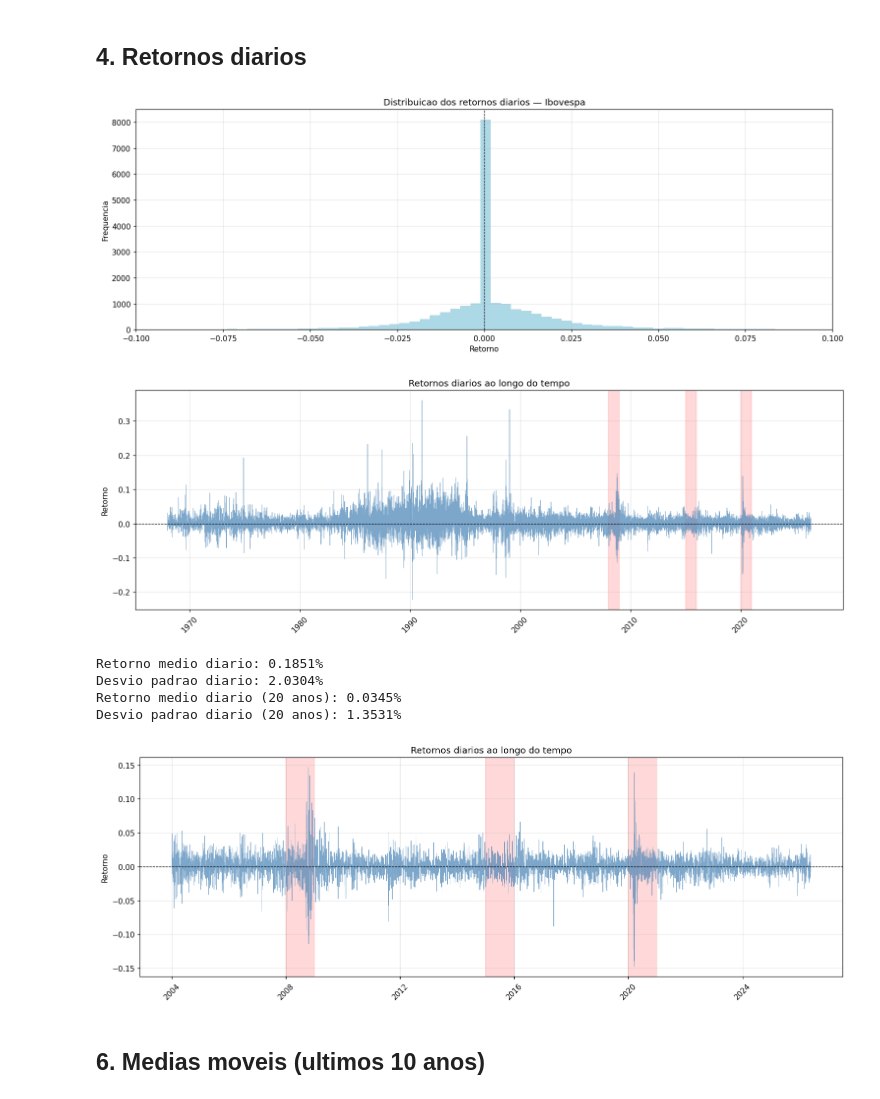
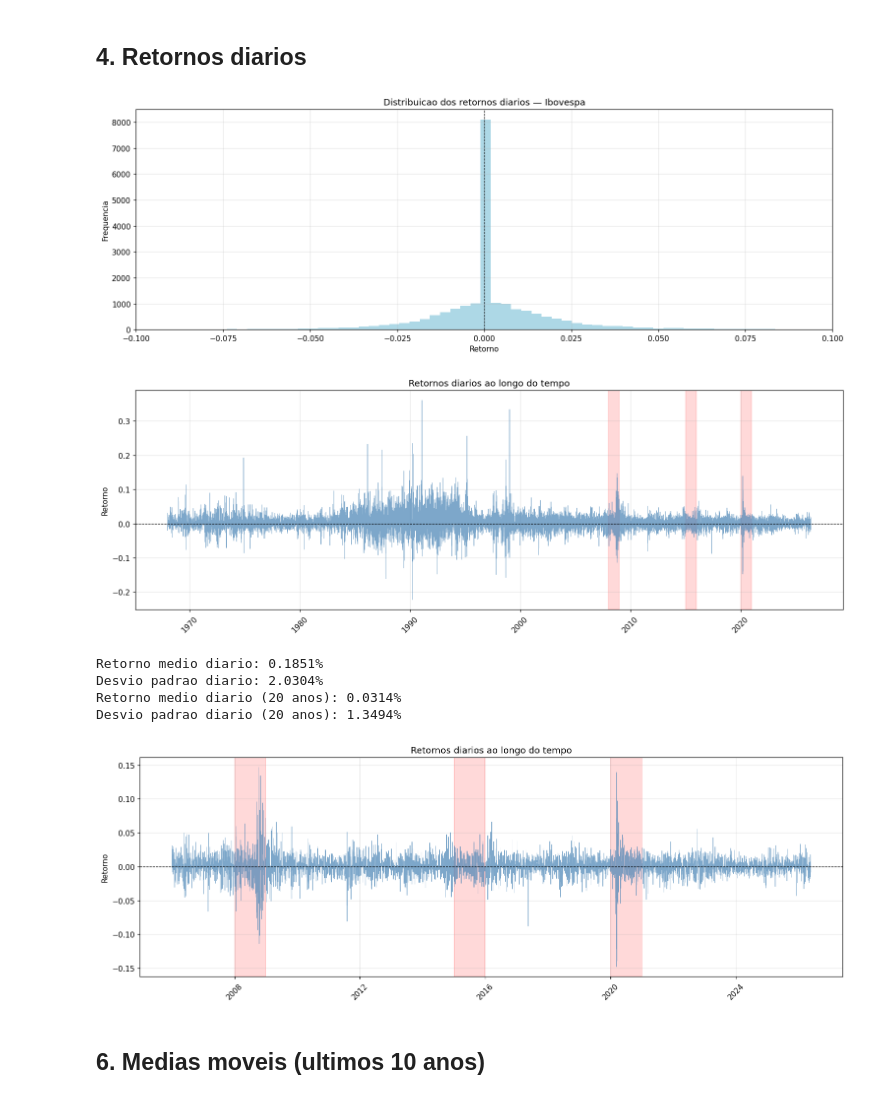
Before and after one commit to lumpleme/ML-previsoes-B3, a Jupyter notebook: analise_retorno.ipynb, the cells around one changed output. Saved outputs shown, nothing was run; the diff lists cells and outputs as text; code cells hidden in the pictures.

```diff
--- a/analise_e_limpeza.ipynb
+++ b/analise_retorno.ipynb
@@ -129,37 +129,37 @@ plt.tick_params(axis='x', rotation=45)
 for ano in [2008, 2015, 2020]:
     plt.axvspan(pd.Timestamp(f'{ano}-01-01'), pd.Timestamp(f'{ano}-12-31'), color='red', alpha=0.15)
 plt.grid(True, alpha=0.3)
 plt.tight_layout()
 plt.show()
 
 
 print('Retorno medio diario:', f"{ibov['retorno'].mean():.4%}")
 print('Desvio padrao diario:', f"{ibov['retorno'].std():.4%}")
 
 # apenas dos últimos 20 anos
-ibov_20 = ibov[ibov['data'] >= '2004-01-01']
+ibov_20 = ibov[ibov['data'] >= '2006-01-01']
 print('Retorno medio diario (20 anos):', f"{ibov_20['retorno'].mean():.4%}")
 print('Desvio padrao diario (20 anos):', f"{ibov_20['retorno'].std():.4%}")
 
 plt.plot(ibov_20['data'], ibov_20['retorno'], linewidth=0.5, color='steelblue', alpha=0.7)
 plt.axhline(0, color='black', linewidth=0.8, linestyle='--')
 plt.title('Retornos diarios ao longo do tempo')
 plt.ylabel('Retorno')
 plt.gca().xaxis.set_major_formatter(mdates.DateFormatter('%Y'))
 plt.tick_params(axis='x', rotation=45)
 for ano in [2008, 2015, 2020]:
     plt.axvspan(pd.Timestamp(f'{ano}-01-01'), pd.Timestamp(f'{ano}-12-31'), color='red', alpha=0.15)
 plt.grid(True, alpha=0.3)
 plt.tight_layout()
 plt.show()
 # %% [output]
 [figure]
 [figure]
 Retorno medio diario: 0.1851%
 Desvio padrao diario: 2.0304%
-Retorno medio diario (20 anos): 0.0345%
-Desvio padrao diario (20 anos): 1.3531%
+Retorno medio diario (20 anos): 0.0314%
+Desvio padrao diario (20 anos): 1.3494%
-[figure, old version]
+[figure, new version]
 # %% [markdown]
 ## 6. Medias moveis (ultimos 10 anos)
 # %%
```
Also changed, not shown: parts of 3 cells of this notebook, 9 other files.
